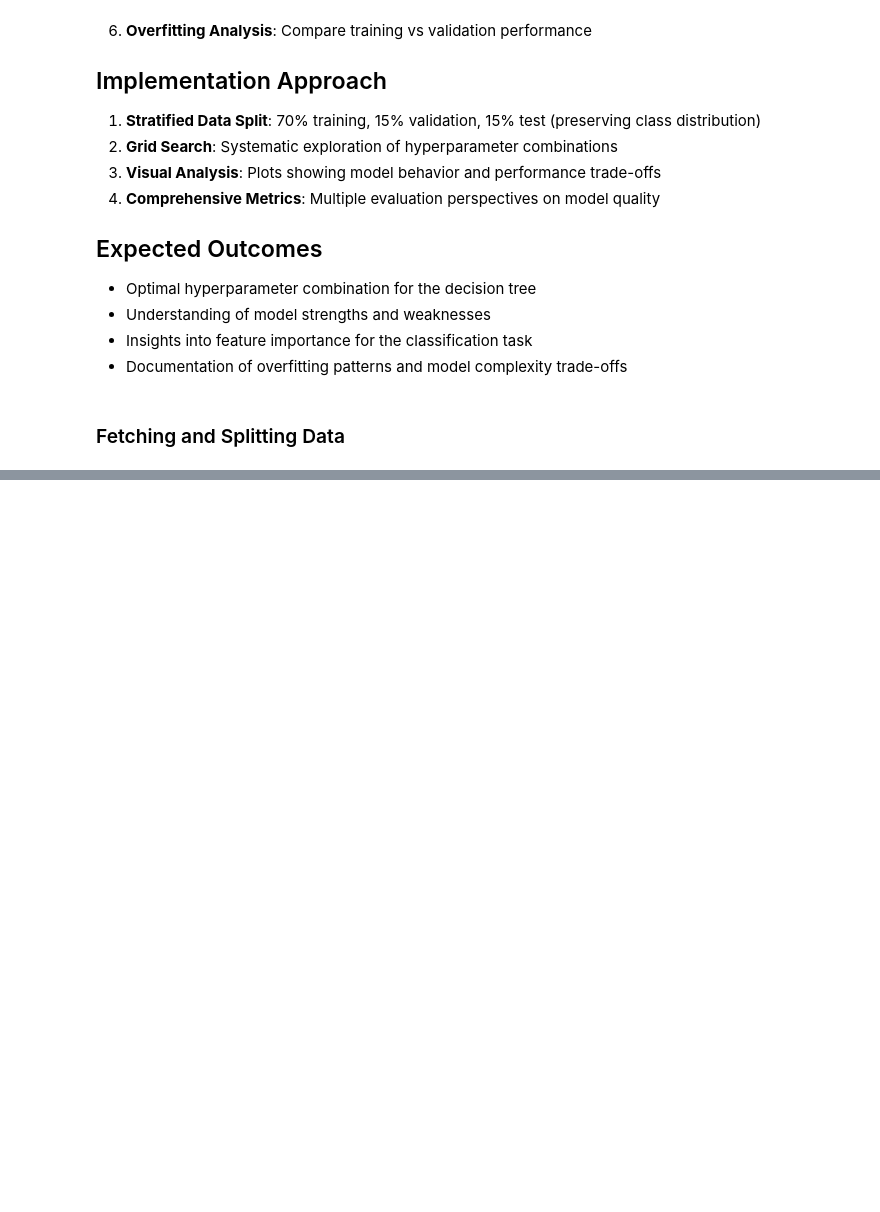
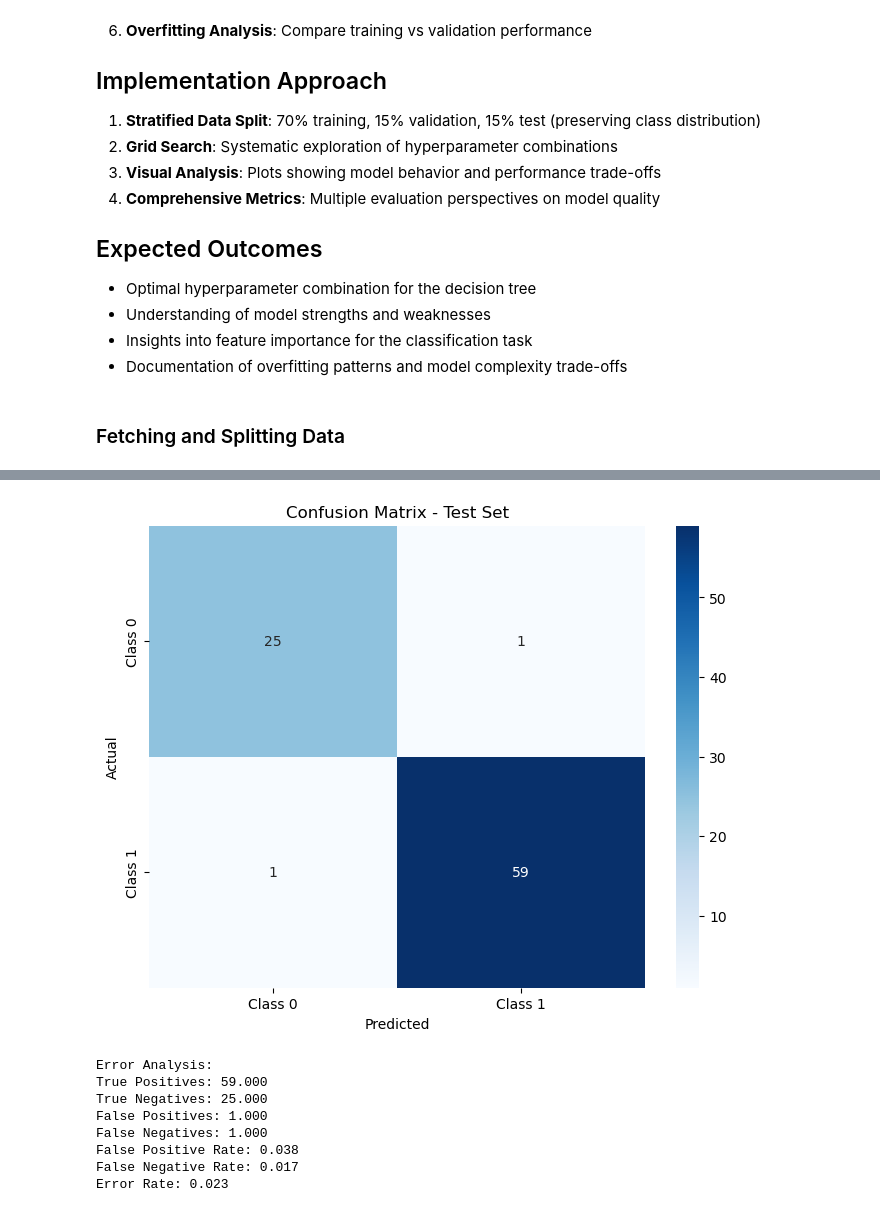
Before and after one commit to o-ronin-o/decision-trees-random-forest_from_scratch_probabilistic-classifier, a Jupyter notebook: notebooks/decision_tree_evaluation.ipynb, the cells around one changed output, grey strips where cells are left out. Cells and saved outputs as stored; diff of their text form; code cells hidden in the pictures; blank space fills up the shorter version.

```diff
--- a/notebooks/decision_tree_evaluation.ipynb
+++ b/notebooks/decision_tree_evaluation.ipynb
@@ -94,0 +120,20 @@ NameError: name 'moew' is not defined
+# %%
+import numpy as np
+# Combine training and validation sets
+X_train_val = np.vstack([X_train, X_val])
+y_train_val = np.hstack([y_train, y_val])
+
+# Train best model on combined data
+best_model = DecisionTree(
+    max_depth=best_params['max_depth'],
+    min_samples=best_params['min_samples_split'],
+)
+best_model.fit(X_train_val, y_train_val)
+
+# Evaluate on test set
+y_test_pred = best_model.predict(X_test)
+test_accuracy = accuracy_score(y_test, y_test_pred)
+
+print(f"Best Parameters: {best_params}")
+print(f"Validation Accuracy: {best_accuracy:.3f}")
+print(f"Test Accuracy: {test_accuracy:.3f}")
@@ -94,0 +251,42 @@ NameError: name 'moew' is not defined
+# %%
+from sklearn.metrics import confusion_matrix
+import seaborn as sns
+
+# Create confusion matrix
+cm = confusion_matrix(y_test, y_test_pred)
+
+# Plot confusion matrix
+plt.figure(figsize=(8, 6))
+sns.heatmap(cm, annot=True, fmt='d', cmap='Blues',
+            xticklabels=['Class 0', 'Class 1'],
+            yticklabels=['Class 0', 'Class 1'])
+plt.xlabel('Predicted')
+plt.ylabel('Actual')
+plt.title('Confusion Matrix - Test Set')
+plt.show()
+
+# Detailed error analysis
+tn, fp, fn, tp = cm.ravel()
+error_analysis = {
+    'True Positives': tp,
+    'True Negatives': tn,
+    'False Positives': fp,
+    'False Negatives': fn,
+    'False Positive Rate': fp/(fp+tn),
+    'False Negative Rate': fn/(fn+tp),
+    'Error Rate': (fp+fn)/(tp+tn+fp+fn)
+}
+
+print("\nError Analysis:")
+for key, value in error_analysis.items():
+    print(f"{key}: {value:.3f}")
+# %% [output]
+[figure, added]
+Error Analysis:
+True Positives: 59.000
+True Negatives: 25.000
+False Positives: 1.000
+False Negatives: 1.000
+False Positive Rate: 0.038
+False Negative Rate: 0.017
+Error Rate: 0.023
```
Also changed, not shown: parts of 16 cells of this notebook, 3 other files.
